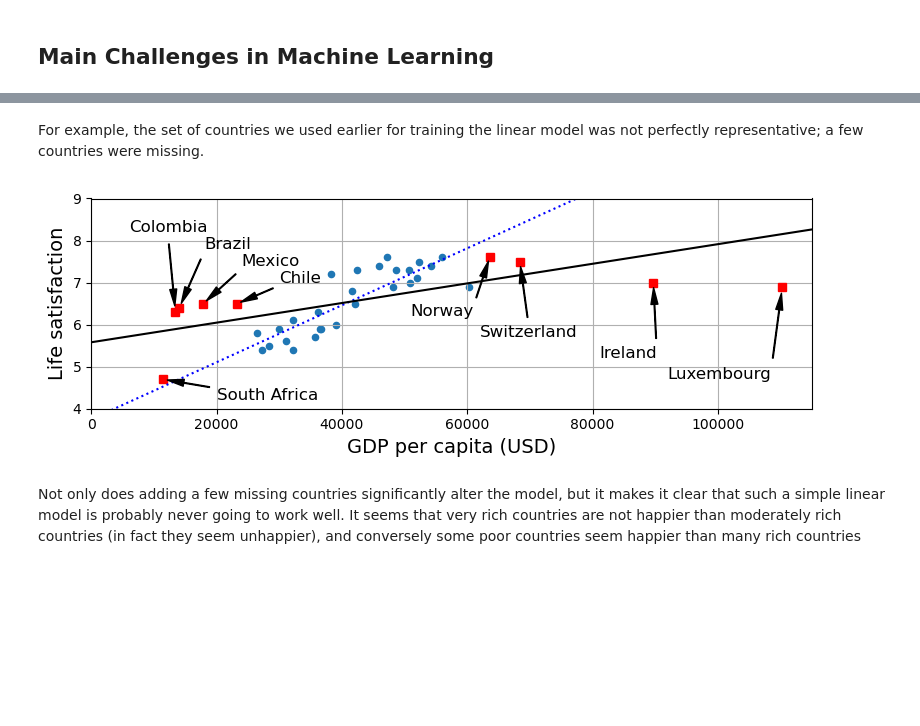
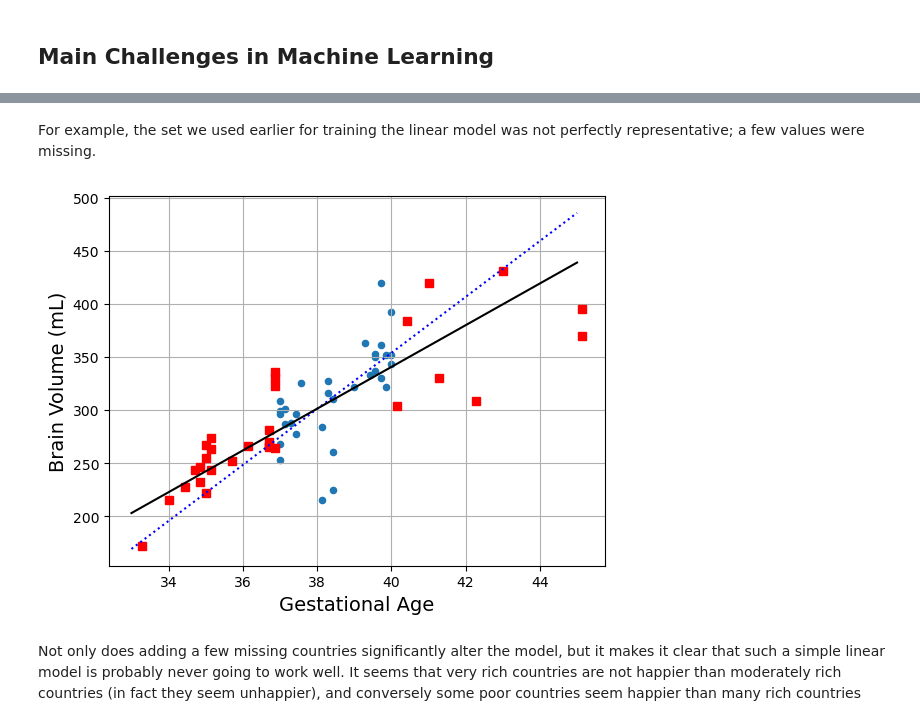
Before and after one commit to bmandracchia/ML4BD, a Jupyter notebook: chapters/11_machine_learning_fundamentals.ipynb, the cells around one changed output, grey strips where cells are left out. Cells and saved outputs as stored; diff of their text form; code cells hidden in the pictures; blank space fills up the shorter version.

```diff
--- a/chapters/11_machine_learning_fundamentals.ipynb
+++ b/chapters/11_machine_learning_fundamentals.ipynb
@@ -301,0 +223,6 @@ full_country_stats.to_csv(datapath / "lifesat_full.csv")
+# %%
+min_ga = 37
+max_ga = 40
+
+stats = nbv[(nbv["GA"] >= min_ga) & (nbv["GA"] <= max_ga)]
+stats.head()
@@ -444,8 +387,8 @@ Indeed, the Normal Equation may not work if the matrix $\mathbf{X}^T\mathbf{X}$
 # %%
 from sklearn import linear_model
 
-X_sample = country_stats[[gdppc_col]].values
-y_sample = country_stats[[lifesat_col]].values
+y_sample = stats[["brain volume"]].values
+X_sample = stats[["GA"]].values
 
 lin1 = linear_model.LinearRegression()
 lin1.fit(X_sample, y_sample)
@@ -545,0 +474,4 @@ position_text_missing_countries = {
+# %%
+missing_data = nbv[(nbv["GA"] < min_ga) |
+                                  (nbv["GA"] > max_ga)]
+missing_data
@@ -546,35 +492,30 @@ position_text_missing_countries = {
 # %% [markdown]
-For example, the set of countries we used earlier for training the linear model was not
-perfectly representative; a few countries were missing.
+For example, the set we used earlier for training the linear model was not
+perfectly representative; a few values were missing.
 # %%
-full_country_stats.plot(kind='scatter', figsize=(8, 3),
-                        x=gdppc_col, y=lifesat_col, grid=True)
+stats.plot(kind='scatter', grid=True,
+             y="brain volume", x="GA",
+             ylabel="Brain Volume (mL)", xlabel="Gestational Age")
 
-for country, pos_text in position_text_missing_countries.items():
-    pos_data_x, pos_data_y = missing_data.loc[country]
-    plt.annotate(country, xy=(pos_data_x, pos_data_y),
-                 xytext=pos_text, fontsize=12,
-                 arrowprops=dict(facecolor='black', width=0.5,
-                                 shrink=0.08, headwidth=5))
-    plt.plot(pos_data_x, pos_data_y, "rs")
 
-X = np.linspace(0, 115_000, 1000)
+pos_data_x, pos_data_y = missing_data.iloc[:30, 0], missing_data.iloc[:30, 1]
+plt.plot(pos_data_x, pos_data_y, "rs")
+
+X = np.linspace(33, 45, 100)
 plt.plot(X, t0 + t1 * X, "b:")
 
 lin_reg_full = linear_model.LinearRegression()
-Xfull = np.c_[full_country_stats[gdppc_col]]
-yfull = np.c_[full_country_stats[lifesat_col]]
+Xfull = np.c_[nbv["GA"]]
+yfull = np.c_[nbv["brain volume"]]
 lin_reg_full.fit(Xfull, yfull)
 
 t0full, t1full = lin_reg_full.intercept_[0], lin_reg_full.coef_[0][0]
-X = np.linspace(0, 115_000, 1000)
 plt.plot(X, t0full + t1full * X, "k")
 
-plt.axis([0, 115_000, min_life_sat, max_life_sat])
+# plt.axis([0, 115_000, min_life_sat, max_life_sat])
 
-save_fig('representative_training_data_scatterplot')
 plt.show()
 # %% [output]
-[figure, old version]
+[figure, new version]
 # %% [markdown]
 Not only does adding a few missing countries significantly alter the model, but it makes it clear that such a simple linear model is probably never going to work well. It seems that very rich countries are not happier than moderately rich countries (in fact they seem unhappier), and conversely some poor countries seem happier than many rich countries
```
Also changed, not shown: parts of 72 cells of this notebook, 4 other files.
